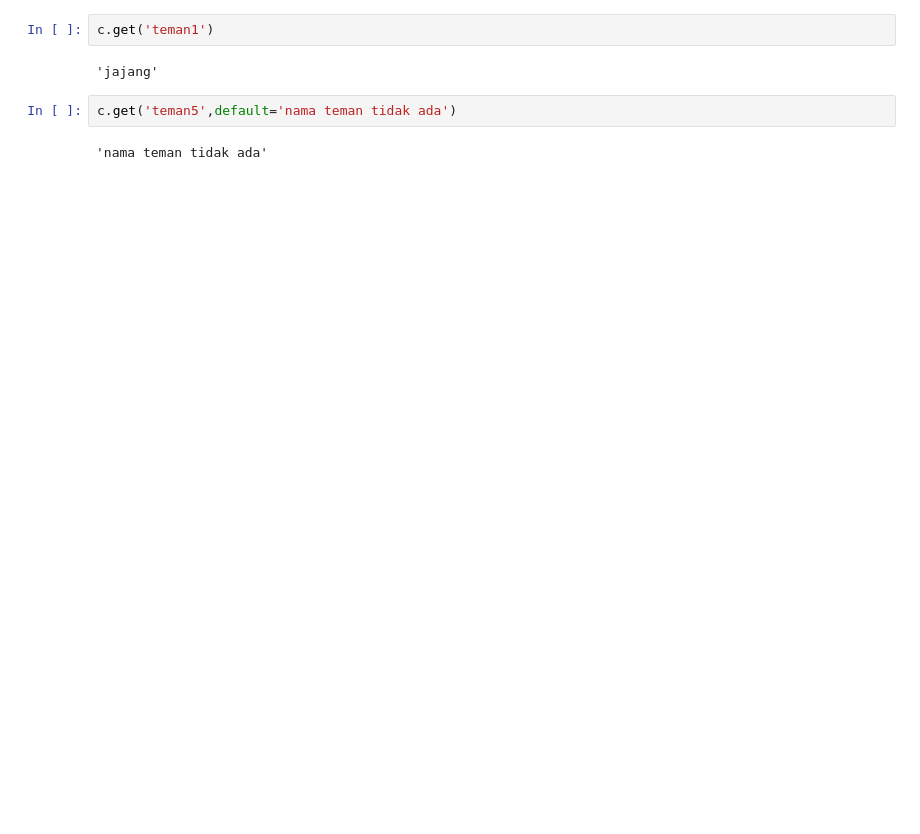
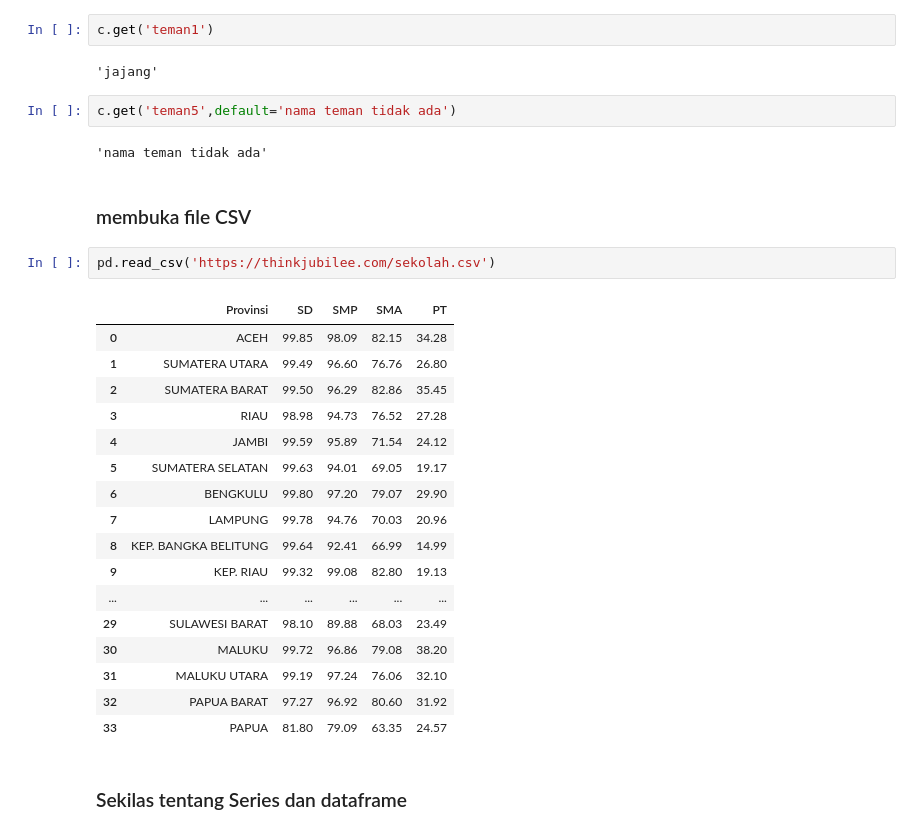
Before and after one commit to KevinCandra9999/colab-3, a Jupyter notebook: menampilkan_data_series.ipynb, the cells around one changed output. Saved outputs shown, nothing was run; the diff lists cells and outputs as text; blank space fills up the shorter version.

```diff
--- a/menampilkan_data_series.ipynb
+++ b/menampilkan_data_series.ipynb
@@ -128,3 +128,27 @@ c.get('teman1')
 c.get('teman5',default='nama teman tidak ada')
 # %% [output]
 'nama teman tidak ada'
+# %% [markdown]
+### membuka file CSV
+# %%
+pd.read_csv('https://thinkjubilee.com/sekolah.csv')
+# %% [output]
+|  | Provinsi | SD | SMP | SMA | PT |
+| 0 | ACEH | 99.85 | 98.09 | 82.15 | 34.28 |
+| 1 | SUMATERA UTARA | 99.49 | 96.60 | 76.76 | 26.80 |
+| 2 | SUMATERA BARAT | 99.50 | 96.29 | 82.86 | 35.45 |
+| 3 | RIAU | 98.98 | 94.73 | 76.52 | 27.28 |
+| 4 | JAMBI | 99.59 | 95.89 | 71.54 | 24.12 |
+| 5 | SUMATERA SELATAN | 99.63 | 94.01 | 69.05 | 19.17 |
+| 6 | BENGKULU | 99.80 | 97.20 | 79.07 | 29.90 |
+| 7 | LAMPUNG | 99.78 | 94.76 | 70.03 | 20.96 |
+| 8 | KEP. BANGKA BELITUNG | 99.64 | 92.41 | 66.99 | 14.99 |
+| 9 | KEP. RIAU | 99.32 | 99.08 | 82.80 | 19.13 |
+| ... | ... | ... | ... | ... | ... |
+| 29 | SULAWESI BARAT | 98.10 | 89.88 | 68.03 | 23.49 |
+| 30 | MALUKU | 99.72 | 96.86 | 79.08 | 38.20 |
+| 31 | MALUKU UTARA | 99.19 | 97.24 | 76.06 | 32.10 |
+| 32 | PAPUA BARAT | 97.27 | 96.92 | 80.60 | 31.92 |
+| 33 | PAPUA | 81.80 | 79.09 | 63.35 | 24.57 |
+# %% [markdown]
+### Sekilas tentang Series dan dataframe
```
Also changed, not shown: parts of 37 cells of this notebook.
